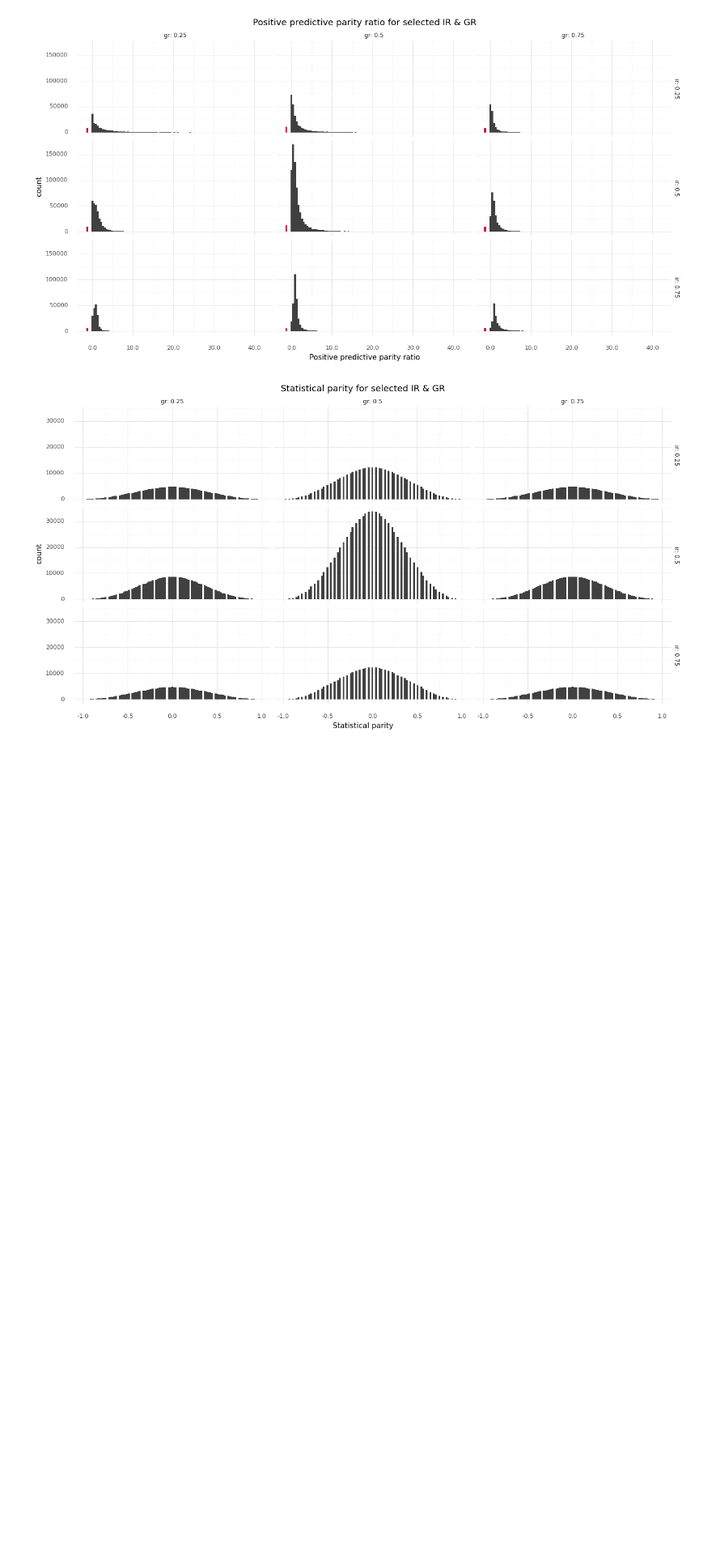
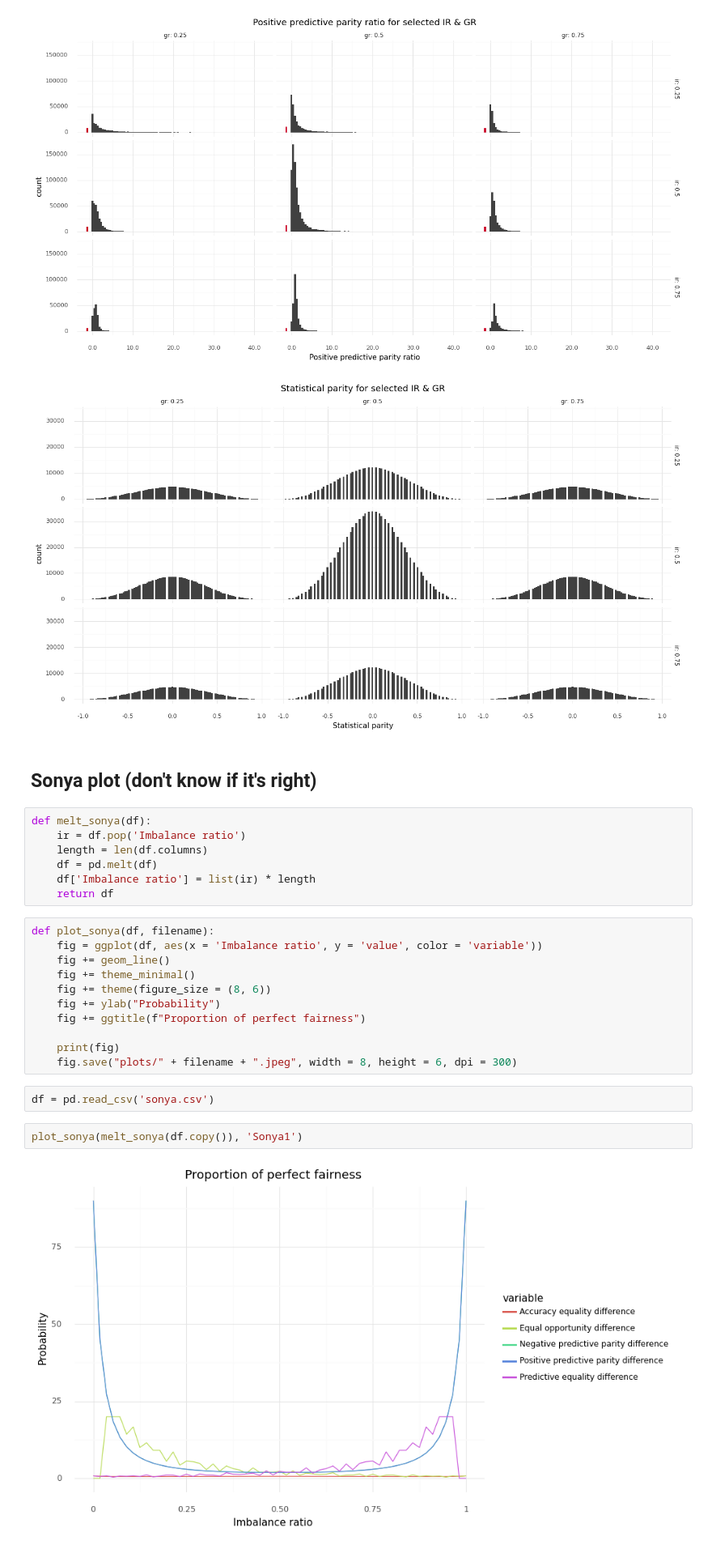
Before and after one commit to emanuelrck/Replication_analysis-of-fairness-measures, a Jupyter notebook: MainPlots.ipynb, the cells around one changed output. Shown: that part at 81% size. Saved outputs shown, nothing was run; the diff lists cells and outputs as text; blank space fills up the shorter version.

Commit message:
sonya plots

```diff
--- a/MainPlots.ipynb
+++ b/MainPlots.ipynb
@@ -106,3 +106,29 @@ for metricFName in metrics:
 [figure]
 [figure]
 [figure]
+# %% [markdown]
+## Sonya plot (don't know if it's right)
+# %%
+def melt_sonya(df):
+    ir = df.pop('Imbalance ratio')
+    length = len(df.columns)
+    df = pd.melt(df)
+    df['Imbalance ratio'] = list(ir) * length
+    return df
+# %%
+def plot_sonya(df, filename):
+    fig = ggplot(df, aes(x = 'Imbalance ratio', y = 'value', color = 'variable'))
+    fig += geom_line()
+    fig += theme_minimal()
+    fig += theme(figure_size = (8, 6))
+    fig += ylab("Probability")
+    fig += ggtitle(f"Proportion of perfect fairness")
+
+    print(fig)
+    fig.save("plots/" + filename + ".jpeg", width = 8, height = 6, dpi = 300)
+# %%
+df = pd.read_csv('sonya.csv')
+# %%
+plot_sonya(melt_sonya(df.copy()), 'Sonya1')
+# %% [output]
+[figure, added]
```
Also changed, not shown: parts of 2 cells of this notebook.
